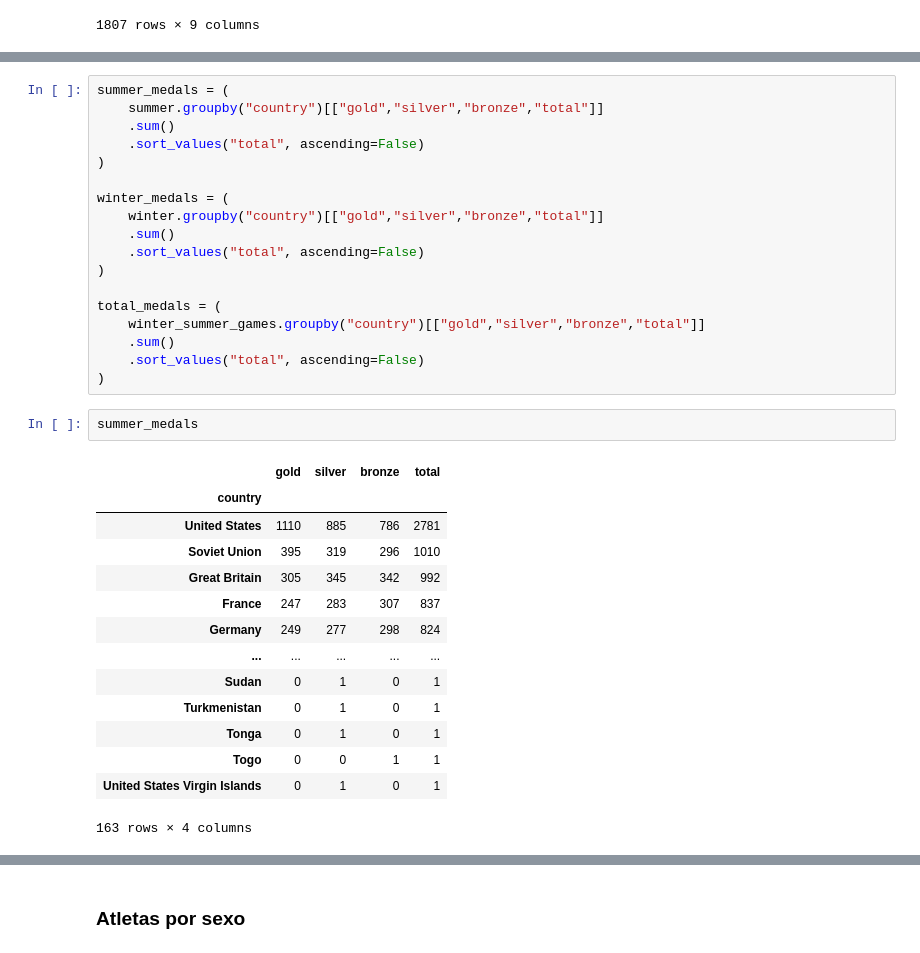
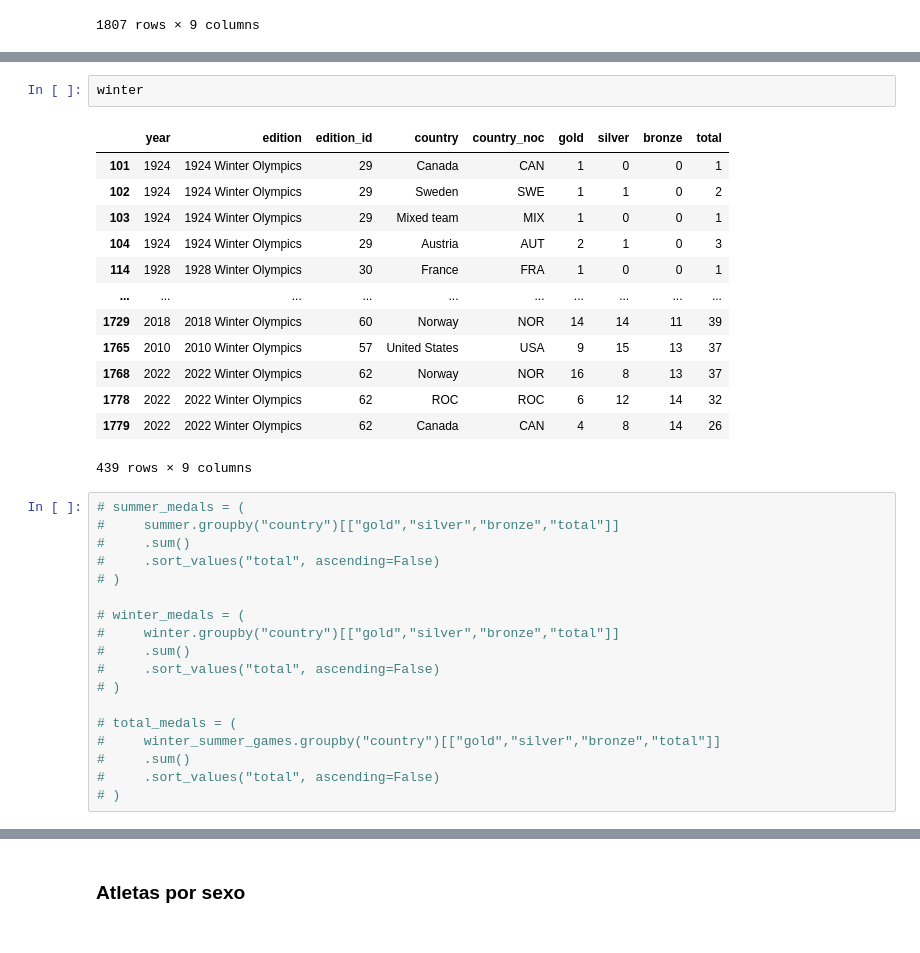
Before and after one commit to Vtaguiar1909/Atividade-25-03-2026-DataLake---Jogos-Ol-mpicos, a Jupyter notebook: main.ipynb, the cells around one changed output, grey strips where cells are left out. Drawn from its saved outputs; the diff is of its cells as text.

```diff
--- a/main.ipynb
+++ b/main.ipynb
@@ -85,35 +102,34 @@ winter_medals = winter_medals.sort_values(ascending=False)
+# %%
+winter
+# %% [output]
+|  | year | edition | edition_id | country | country_noc | gold | silver | bronze | total |
+| 101 | 1924 | 1924 Winter Olympics | 29 | Canada | CAN | 1 | 0 | 0 | 1 |
+| 102 | 1924 | 1924 Winter Olympics | 29 | Sweden | SWE | 1 | 1 | 0 | 2 |
+| 103 | 1924 | 1924 Winter Olympics | 29 | Mixed team | MIX | 1 | 0 | 0 | 1 |
+| 104 | 1924 | 1924 Winter Olympics | 29 | Austria | AUT | 2 | 1 | 0 | 3 |
+| 114 | 1928 | 1928 Winter Olympics | 30 | France | FRA | 1 | 0 | 0 | 1 |
+| ... | ... | ... | ... | ... | ... | ... | ... | ... | ... |
+| 1729 | 2018 | 2018 Winter Olympics | 60 | Norway | NOR | 14 | 14 | 11 | 39 |
+| 1765 | 2010 | 2010 Winter Olympics | 57 | United States | USA | 9 | 15 | 13 | 37 |
+| 1768 | 2022 | 2022 Winter Olympics | 62 | Norway | NOR | 16 | 8 | 13 | 37 |
+| 1778 | 2022 | 2022 Winter Olympics | 62 | ROC | ROC | 6 | 12 | 14 | 32 |
+| 1779 | 2022 | 2022 Winter Olympics | 62 | Canada | CAN | 4 | 8 | 14 | 26 |
+439 rows × 9 columns
 # %%
-summer_medals = (
-    summer.groupby("country")[["gold","silver","bronze","total"]]
-    .sum()
-    .sort_values("total", ascending=False)
-)
+# summer_medals = (
+#     summer.groupby("country")[["gold","silver","bronze","total"]]
+#     .sum()
+#     .sort_values("total", ascending=False)
+# )
 
-winter_medals = (
-    winter.groupby("country")[["gold","silver","bronze","total"]]
-    .sum()
-    .sort_values("total", ascending=False)
-)
+# winter_medals = (
+#     winter.groupby("country")[["gold","silver","bronze","total"]]
+#     .sum()
+#     .sort_values("total", ascending=False)
+# )
 
-total_medals = (
-    winter_summer_games.groupby("country")[["gold","silver","bronze","total"]]
-    .sum()
-    .sort_values("total", ascending=False)
-)
+# total_medals = (
+#     winter_summer_games.groupby("country")[["gold","silver","bronze","total"]]
+#     .sum()
+#     .sort_values("total", ascending=False)
+# )
-# %%
-summer_medals
-# %% [output]
-|  | gold | silver | bronze | total |
-| country |  |  |  |  |
-| United States | 1110 | 885 | 786 | 2781 |
-| Soviet Union | 395 | 319 | 296 | 1010 |
-| Great Britain | 305 | 345 | 342 | 992 |
-| France | 247 | 283 | 307 | 837 |
-| Germany | 249 | 277 | 298 | 824 |
-| ... | ... | ... | ... | ... |
-| Sudan | 0 | 1 | 0 | 1 |
-| Turkmenistan | 0 | 1 | 0 | 1 |
-| Tonga | 0 | 1 | 0 | 1 |
-| Togo | 0 | 0 | 1 | 1 |
-| United States Virgin Islands | 0 | 1 | 0 | 1 |
-163 rows × 4 columns
```
Also changed, not shown: parts of 49 cells of this notebook, 6 other files.
